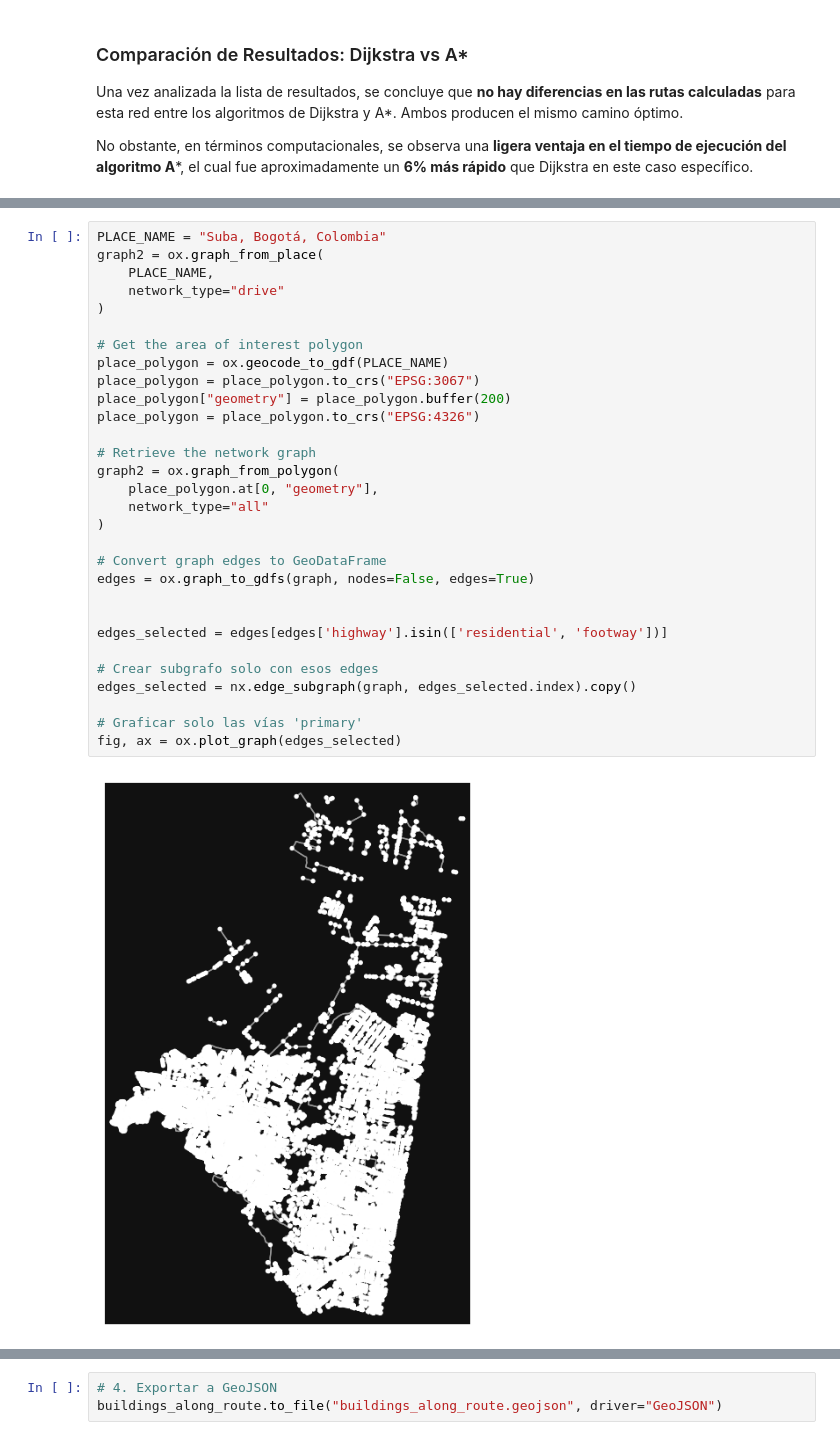
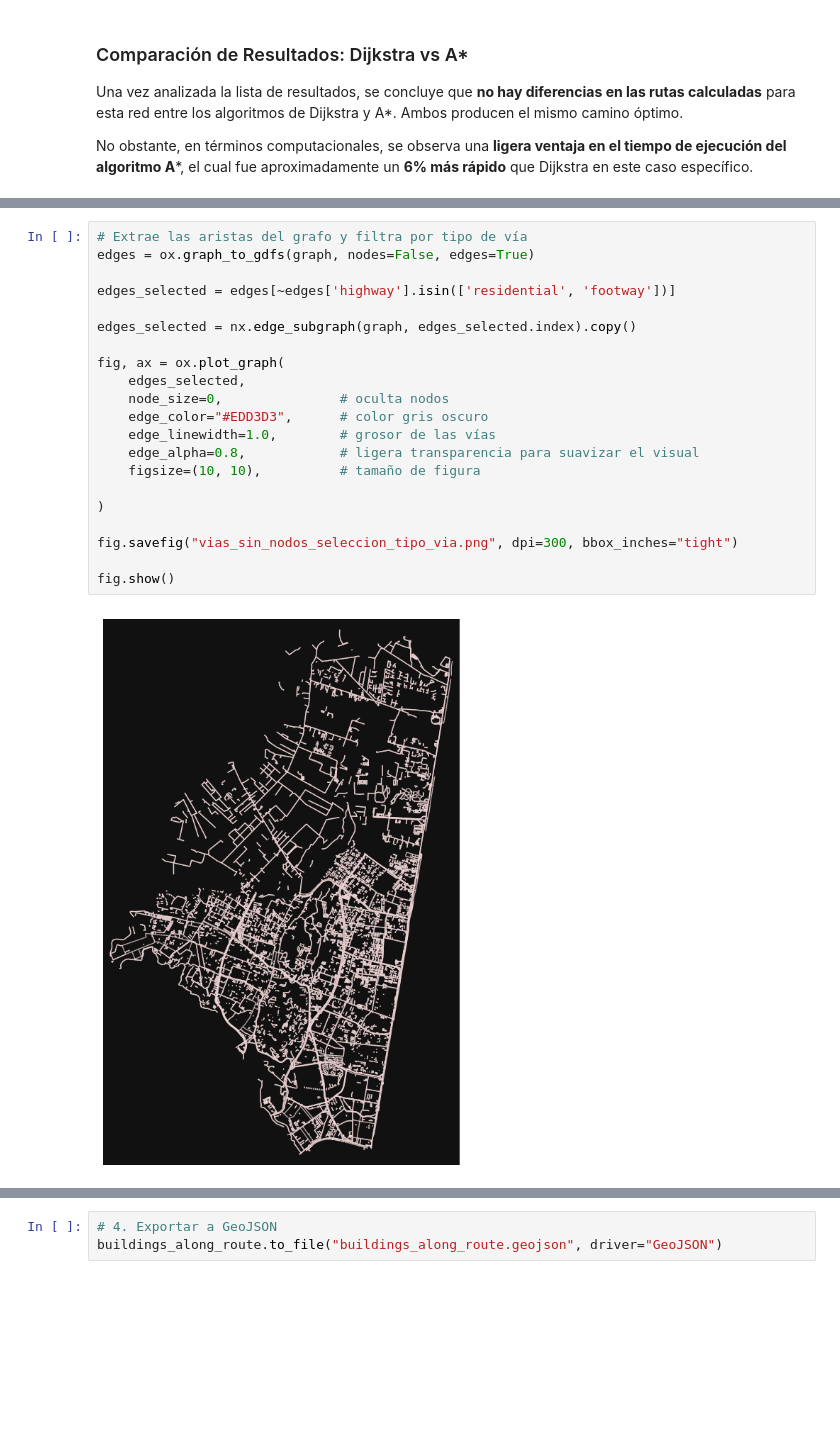
Before and after one commit to RicardoMartinezS/Network-Analysis, a Jupyter notebook: Workshop4_Ricardo_Martinez.ipynb, the cells around one changed output, grey strips where cells are left out. Drawn from its saved outputs; the diff is of its cells as text; blank space fills up the shorter version.

Commit message:
Upload documentation and graphic changes

```diff
--- a/Workshop4_Ricardo_Martinez.ipynb
+++ b/Workshop4_Ricardo_Martinez.ipynb
@@ -377,32 +412,23 @@ No obstante, en términos computacionales, se observa una **ligera ventaja en el
 # %%
-PLACE_NAME = "Suba, Bogotá, Colombia"
-graph2 = ox.graph_from_place(
-    PLACE_NAME,
-    network_type="drive"
+# Extrae las aristas del grafo y filtra por tipo de vía
+edges = ox.graph_to_gdfs(graph, nodes=False, edges=True)
+
+edges_selected = edges[~edges['highway'].isin(['residential', 'footway'])]
+
+edges_selected = nx.edge_subgraph(graph, edges_selected.index).copy()
+
+fig, ax = ox.plot_graph(
+    edges_selected,
+    node_size=0,               # oculta nodos
+    edge_color="#EDD3D3",      # color gris oscuro
+    edge_linewidth=1.0,        # grosor de las vías
+    edge_alpha=0.8,            # ligera transparencia para suavizar el visual
+    figsize=(10, 10),          # tamaño de figura
+
 )
 
-# Get the area of interest polygon
-place_polygon = ox.geocode_to_gdf(PLACE_NAME)
-place_polygon = place_polygon.to_crs("EPSG:3067")
-place_polygon["geometry"] = place_polygon.buffer(200)
-place_polygon = place_polygon.to_crs("EPSG:4326")
+fig.savefig("vias_sin_nodos_seleccion_tipo_via.png", dpi=300, bbox_inches="tight")
 
-# Retrieve the network graph
-graph2 = ox.graph_from_polygon(
-    place_polygon.at[0, "geometry"],
-    network_type="all"
-)
-
-# Convert graph edges to GeoDataFrame
-edges = ox.graph_to_gdfs(graph, nodes=False, edges=True)
-
-
-edges_selected = edges[edges['highway'].isin(['residential', 'footway'])]
-
-# Crear subgrafo solo con esos edges
-edges_selected = nx.edge_subgraph(graph, edges_selected.index).copy()
-
-# Graficar solo las vías 'primary'
-fig, ax = ox.plot_graph(edges_selected)
+fig.show()
 # %% [output]
-[figure, old version]
+[figure, new version]
```
Also changed, not shown: parts of 26 cells of this notebook, 2 other files.
